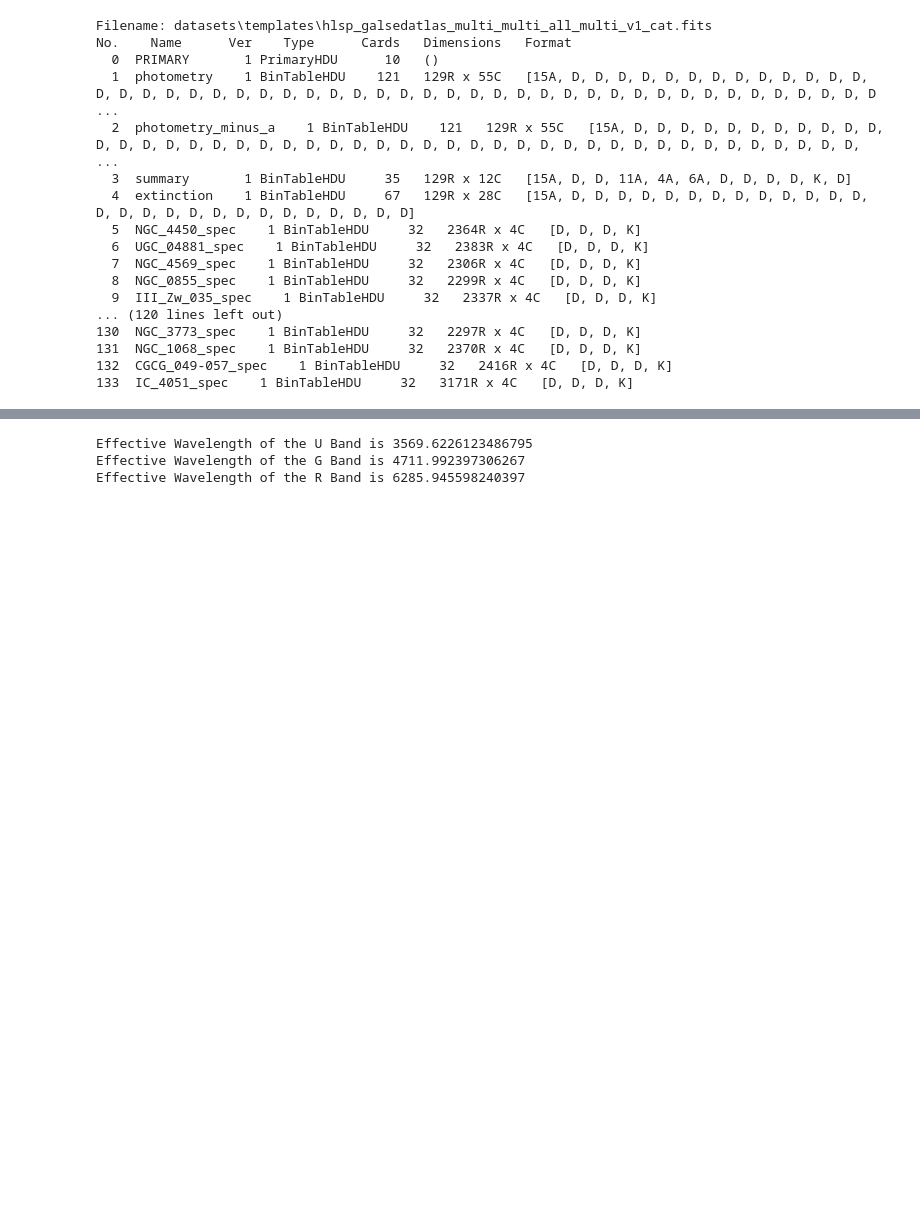
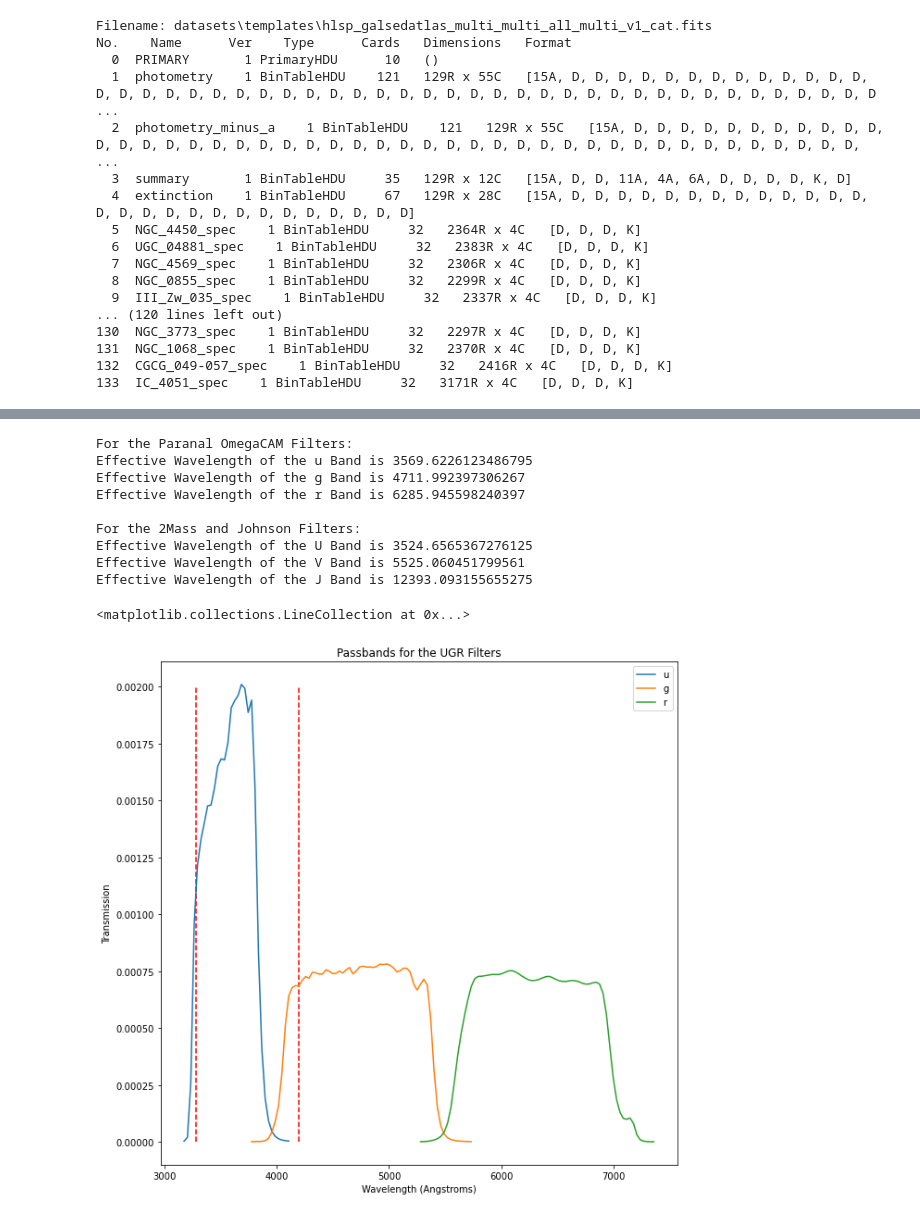
Before and after one commit to mitchellhooymans/LymanBreakActivity, a Jupyter notebook: LymanBreakActivity.ipynb, the cells around one changed output, grey strips where cells are left out. Drawn from its saved outputs; the diff is of its cells as text; code cells hidden in the pictures; blank space fills up the shorter version.

Commit message:
plotted lyman breaks on ugr and uvj filter plots

```diff
--- a/LymanBreakActivity.ipynb
+++ b/LymanBreakActivity.ipynb
@@ -640,9 +656,48 @@ pb_r = astSED.Passband(pb_r, normalise=True)
 # %%
 # We can now check the effect wavelength of the passbands on the SED templates
-print("Effective Wavelength of the U Band is", pb_u.effectiveWavelength())
-print("Effective Wavelength of the G Band is", pb_g.effectiveWavelength())
-print("Effective Wavelength of the R Band is", pb_r.effectiveWavelength())
+print("For the Paranal OmegaCAM Filters:")
+print("Effective Wavelength of the u Band is", pb_u.effectiveWavelength())
+print("Effective Wavelength of the g Band is", pb_g.effectiveWavelength())
+print("Effective Wavelength of the r Band is", pb_r.effectiveWavelength())
+print("\nFor the 2Mass and Johnson Filters:")
+print("Effective Wavelength of the U Band is", pb_U.effectiveWavelength())
+print("Effective Wavelength of the V Band is", pb_V.effectiveWavelength())
+print("Effective Wavelength of the J Band is", pb_J.effectiveWavelength())
 # %% [output]
-Effective Wavelength of the U Band is 3569.6226123486795
-Effective Wavelength of the G Band is 4711.992397306267
-Effective Wavelength of the R Band is 6285.945598240397
+For the Paranal OmegaCAM Filters:
+Effective Wavelength of the u Band is 3569.6226123486795
+Effective Wavelength of the g Band is 4711.992397306267
+Effective Wavelength of the r Band is 6285.945598240397
+
+For the 2Mass and Johnson Filters:
+Effective Wavelength of the U Band is 3524.6565367276125
+Effective Wavelength of the V Band is 5525.060451799561
+Effective Wavelength of the J Band is 12393.093155655275
+# %%
+# We can now plot the passbands for the UGR
+u_arr = np.array(pb_u.asList())
+g_arr = np.array(pb_g.asList())
+r_arr = np.array(pb_r.asList())
+
+plt.figure(figsize=(10, 10))
+plt.plot(u_arr[:, 0], u_arr[:,1], label='u')
+plt.plot(g_arr[:, 0], g_arr[:,1], label='g')
+plt.plot(r_arr[:, 0], r_arr[:,1], label='r')
+plt.title("Passbands for the UGR Filters")
+plt.xlabel('Wavelength (Angstroms)')
+plt.ylabel('Transmission')
+plt.legend()
+
+
+# additionally as we are investigating the lyman break, we can plot the lyman break and where it would be redshifted too
+# we can do this using the appropriate equation: λ = λ_0 * (1 + z)
+lyman_break = 912
+lyman_break_z26 = lyman_break * (1 + 2.6)
+lyman_break_z36 = lyman_break * (1 + 3.6)
+
+# Plotting this on the same graph as the passbands
+plt.vlines(lyman_break_z26, 0, 0.002, color='r',linestyle="--", label='Lyman Break (z = 2.6)')
+plt.vlines(lyman_break_z36, 0, 0.002, color='r',linestyle="--", label='Lyman Break (z = 3.6)')
+# %% [output]
+<matplotlib.collections.LineCollection at 0x...>
+[figure, added]
```
Also changed, not shown: parts of 26 cells of this notebook.
